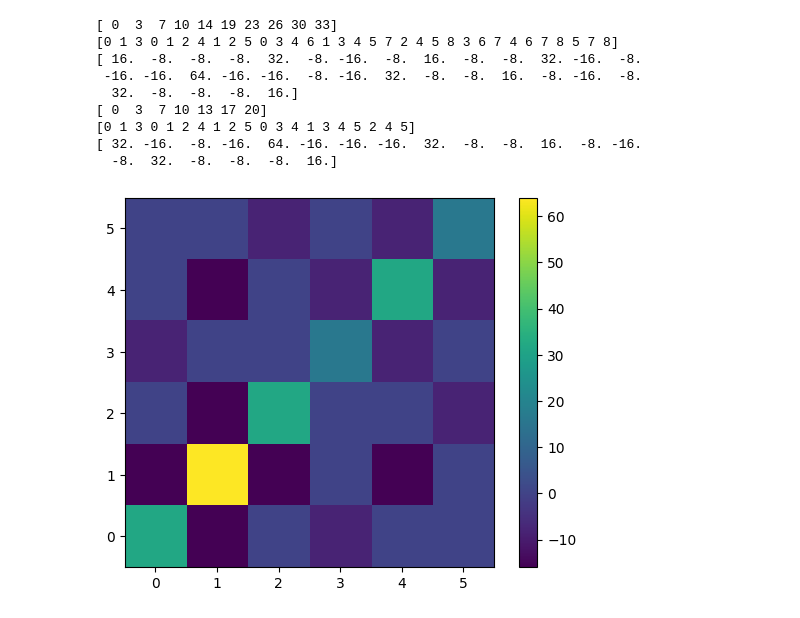
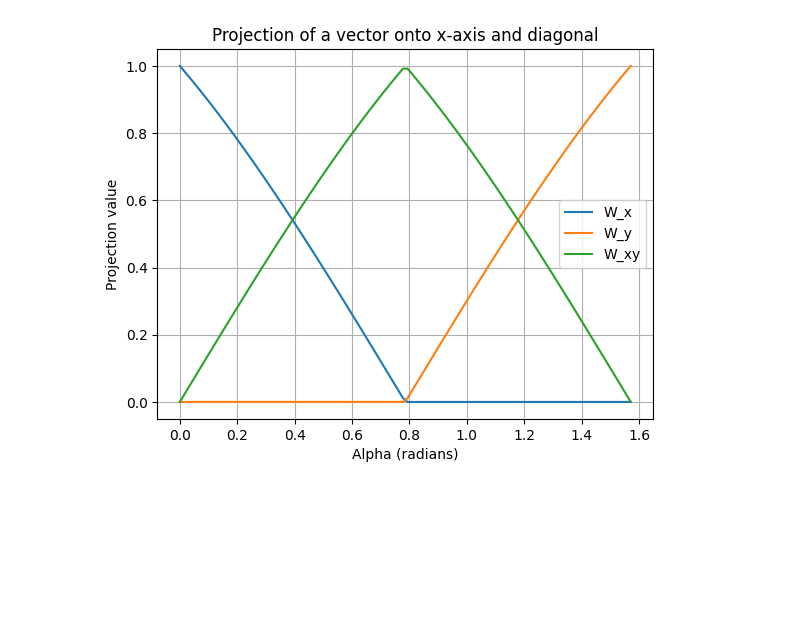
Before and after one commit to finitewave/Finitewave, a Jupyter notebook: Tutorials/Assembler.ipynb, the cells around one changed output. Cells and saved outputs as stored; diff of their text form; code cells hidden in the pictures; blank space fills up the shorter version.

```diff
--- a/Tutorials/Assembler.ipynb
+++ b/Tutorials/Assembler.ipynb
@@ -1,42 +1,49 @@
 # %%
 import numpy as np
 import matplotlib.pyplot as plt
-import finitewave as fw
 
-n = 3
-m = 3
-tissue = fw.CardiacTissueGrid([n, m], dr=0.25)
-indexes = np.arange(n * m)
-diffusion = np.tile(np.eye(2), (n, m, 1, 1))
 
-assembler = fw.CellStencil()
-K, M = assembler.compute_system_matrices(tissue.mesh, diffusion, tissue.dr, indexes)
+def project_to_x_axis(alpha):
+    x = np.cos(alpha) - np.sin(alpha)
+    x[x < 0] = 0
+    x[x > 1] = 0
+    return x
 
-print(K.indptr)
-print(K.indices)
-print(K.data)
+def project_to_x_diagonal(alpha):
+    return np.sqrt(2) * np.sin(alpha)
 
-idx = np.arange(n * m)
-d_idx = idx[3:]
+def project_to_y_axis(alpha):
+    y = np.sin(alpha) - np.cos(alpha)
+    y[y < 0] = 0
+    y[y > 1] = 0
+    return y
 
-K = K[d_idx][:, d_idx]
+def project_to_y_diagonal(alpha):
+    return np.sqrt(2) * np.cos(alpha)
 
-print(K.indptr)
-print(K.indices)
-print(K.data)
+def project_to_diagonal(alpha):
+    x = project_to_x_diagonal(alpha)
+    y = project_to_y_diagonal(alpha)
+    x[x > 1] = y[x > 1]
+    x[x < 0] = 0
+    return x
 
-plt.figure()
-plt.imshow(K.toarray(), origin='lower')
-plt.colorbar()
+alpha = np.linspace(0, np.pi / 2, 100)
+proj_x = project_to_x_axis(alpha)
+proj_x_diag = project_to_x_diagonal(alpha)
+proj_y = project_to_y_axis(alpha)
+proj_y_diag = project_to_y_diagonal(alpha)
+proj_diag = project_to_diagonal(alpha)
+plt.plot(alpha, proj_x, label='W_x')
+# plt.plot(alpha, proj_x_diag, label='Projection to x-diagonal')
+plt.plot(alpha, proj_y, label='W_y')
+# plt.plot(alpha, proj_y_diag, label='Projection to y-diagonal')
+plt.plot(alpha, proj_diag, label='W_xy')
+plt.xlabel('Alpha (radians)')
+plt.ylabel('Projection value')
+plt.title('Projection of a vector onto x-axis and diagonal')
+plt.legend()
+plt.grid()
 plt.show()
 # %% [output]
-[ 0  3  7 10 14 19 23 26 30 33]
-[0 1 3 0 1 2 4 1 2 5 0 3 4 6 1 3 4 5 7 2 4 5 8 3 6 7 4 6 7 8 5 7 8]
-[ 16.  -8.  -8.  -8.  32.  -8. -16.  -8.  16.  -8.  -8.  32. -16.  -8.
- -16. -16.  64. -16. -16.  -8. -16.  32.  -8.  -8.  16.  -8. -16.  -8.
-  32.  -8.  -8.  -8.  16.]
-[ 0  3  7 10 13 17 20]
-[0 1 3 0 1 2 4 1 2 5 0 3 4 1 3 4 5 2 4 5]
-[ 32. -16.  -8. -16.  64. -16. -16. -16.  32.  -8.  -8.  16.  -8. -16.
-  -8.  32.  -8.  -8.  -8.  16.]
-[figure, old version]
+[figure, new version]
```
Also changed, not shown: 4 other files.
